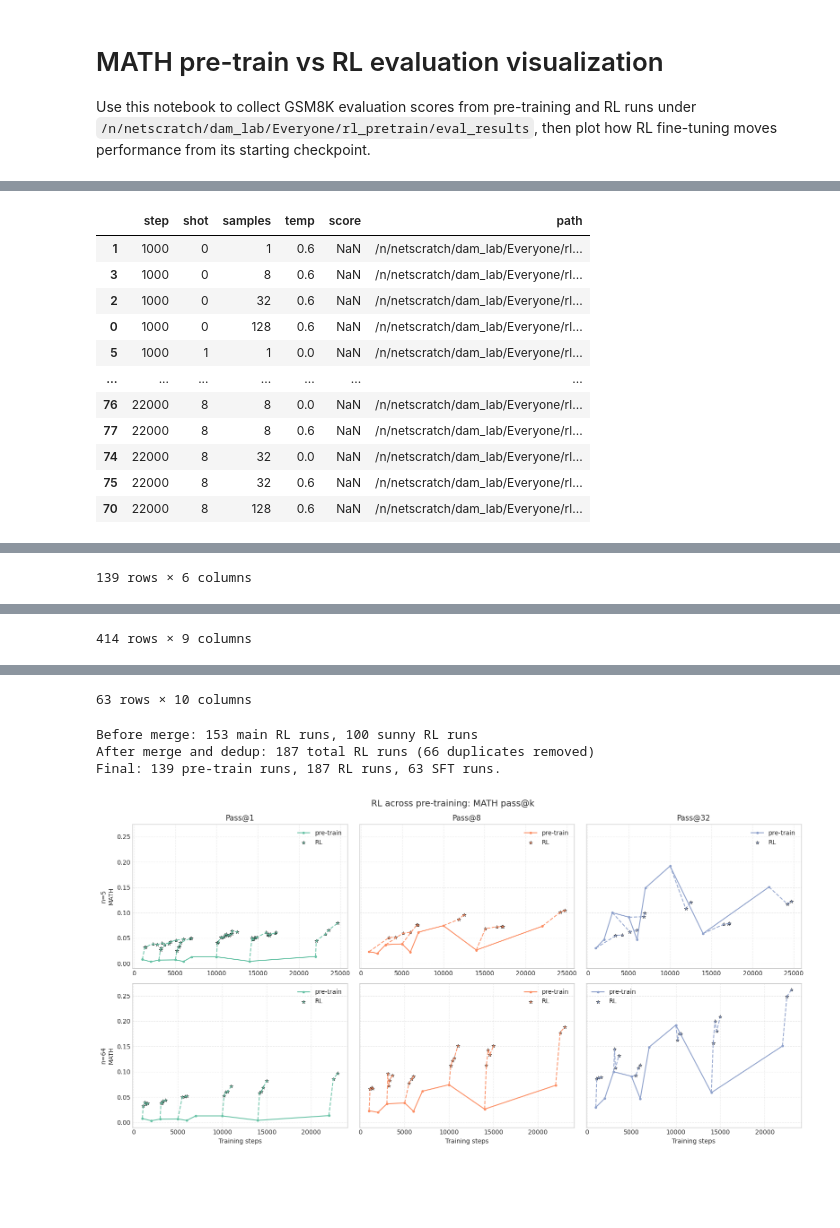
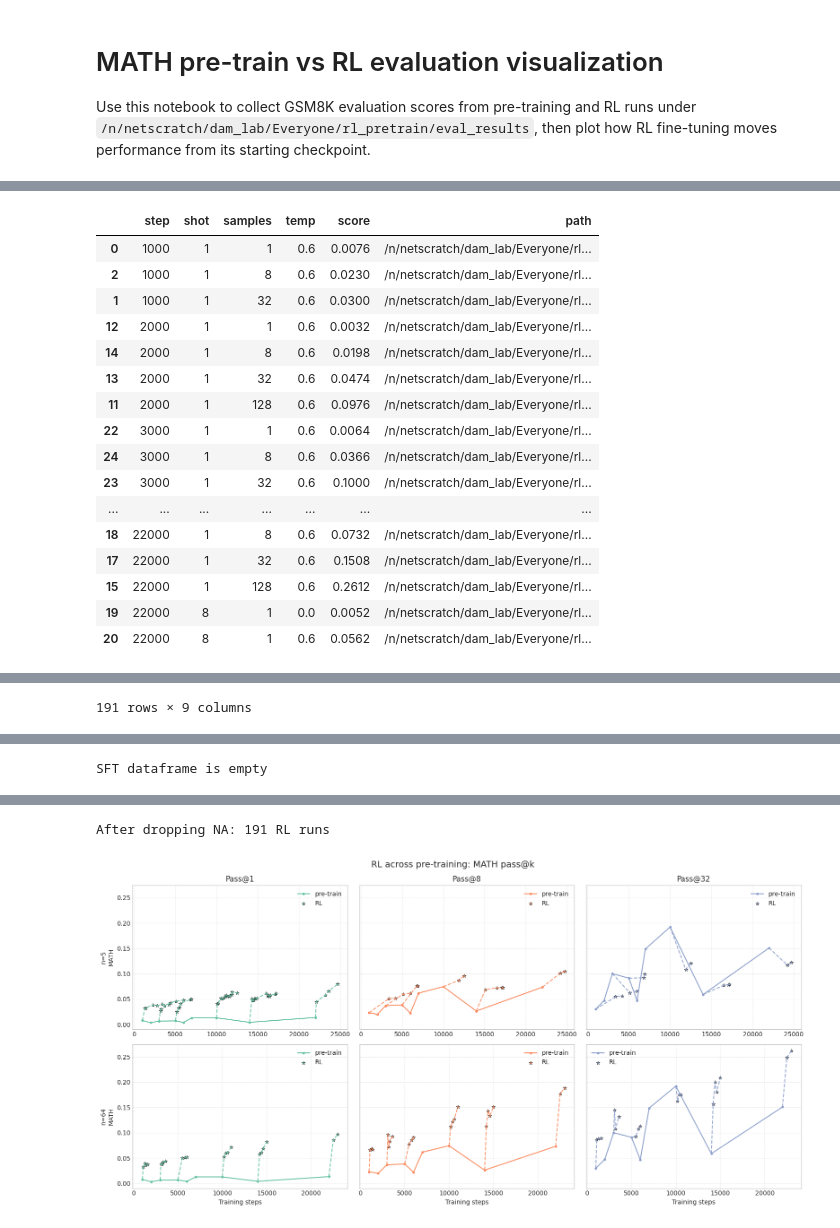
Before and after one commit to RachitBansal/verl, a Jupyter notebook: notebooks/plot_eval_results_math.ipynb, the cells around one changed output, grey strips where cells are left out. Saved outputs shown, nothing was run; the diff lists cells and outputs as text; code cells hidden in the pictures; blank space fills up the shorter version.

```diff
--- a/notebooks/plot_eval_results_math.ipynb
+++ b/notebooks/plot_eval_results_math.ipynb
@@ -203,19 +229,35 @@ Loaded 139 pre-train runs, 414 RL runs from main dir, 251 RL runs from sunny dir
 # %%
-display(pre_df.sort_values(["step", "shot", "samples", "temp"]))
+if not pre_df.empty:
+    display(pre_df.sort_values(["step", "shot", "samples", "temp"]))
+else:
+    print("Pre-train dataframe is empty")
 print()
-display(rl_df.sort_values(["pt_step", "rl_step", "samples", "temp"]))
+
+if not rl_df.empty:
+    display(rl_df.sort_values(["pt_step", "rl_step", "samples", "temp"]))
+else:
+    print("RL dataframe is empty")
 print()
-display(sft_df.sort_values(["pt_step", "sft_step", "samples", "temp"]))
+
+if not sft_df.empty:
+    display(sft_df.sort_values(["pt_step", "sft_step", "samples", "temp"]))
+else:
+    print("SFT dataframe is empty")
 # %% [output]
 |  | step | shot | samples | temp | score | path |
-| 1 | 1000 | 0 | 1 | 0.6 | NaN | /n/netscratch/dam_lab/Everyone/rl... |
-| 3 | 1000 | 0 | 8 | 0.6 | NaN | /n/netscratch/dam_lab/Everyone/rl... |
-| 2 | 1000 | 0 | 32 | 0.6 | NaN | /n/netscratch/dam_lab/Everyone/rl... |
-| 0 | 1000 | 0 | 128 | 0.6 | NaN | /n/netscratch/dam_lab/Everyone/rl... |
-| 5 | 1000 | 1 | 1 | 0.0 | NaN | /n/netscratch/dam_lab/Everyone/rl... |
+| 0 | 1000 | 1 | 1 | 0.6 | 0.0076 | /n/netscratch/dam_lab/Everyone/rl... |
+| 2 | 1000 | 1 | 8 | 0.6 | 0.0230 | /n/netscratch/dam_lab/Everyone/rl... |
+| 1 | 1000 | 1 | 32 | 0.6 | 0.0300 | /n/netscratch/dam_lab/Everyone/rl... |
+| 12 | 2000 | 1 | 1 | 0.6 | 0.0032 | /n/netscratch/dam_lab/Everyone/rl... |
+| 14 | 2000 | 1 | 8 | 0.6 | 0.0198 | /n/netscratch/dam_lab/Everyone/rl... |
+| 13 | 2000 | 1 | 32 | 0.6 | 0.0474 | /n/netscratch/dam_lab/Everyone/rl... |
+| 11 | 2000 | 1 | 128 | 0.6 | 0.0976 | /n/netscratch/dam_lab/Everyone/rl... |
+| 22 | 3000 | 1 | 1 | 0.6 | 0.0064 | /n/netscratch/dam_lab/Everyone/rl... |
+| 24 | 3000 | 1 | 8 | 0.6 | 0.0366 | /n/netscratch/dam_lab/Everyone/rl... |
+| 23 | 3000 | 1 | 32 | 0.6 | 0.1000 | /n/netscratch/dam_lab/Everyone/rl... |
 | ... | ... | ... | ... | ... | ... | ... |
-| 76 | 22000 | 8 | 8 | 0.0 | NaN | /n/netscratch/dam_lab/Everyone/rl... |
-| 77 | 22000 | 8 | 8 | 0.6 | NaN | /n/netscratch/dam_lab/Everyone/rl... |
-| 74 | 22000 | 8 | 32 | 0.0 | NaN | /n/netscratch/dam_lab/Everyone/rl... |
-| 75 | 22000 | 8 | 32 | 0.6 | NaN | /n/netscratch/dam_lab/Everyone/rl... |
-| 70 | 22000 | 8 | 128 | 0.6 | NaN | /n/netscratch/dam_lab/Everyone/rl... |
+| 18 | 22000 | 1 | 8 | 0.6 | 0.0732 | /n/netscratch/dam_lab/Everyone/rl... |
+| 17 | 22000 | 1 | 32 | 0.6 | 0.1508 | /n/netscratch/dam_lab/Everyone/rl... |
+| 15 | 22000 | 1 | 128 | 0.6 | 0.2612 | /n/netscratch/dam_lab/Everyone/rl... |
+| 19 | 22000 | 8 | 1 | 0.0 | 0.0052 | /n/netscratch/dam_lab/Everyone/rl... |
+| 20 | 22000 | 8 | 1 | 0.6 | 0.0562 | /n/netscratch/dam_lab/Everyone/rl... |
@@ -222 +276 @@ display(sft_df.sort_values(["pt_step", "sft_step", "samples", "temp"]))
-139 rows × 6 columns
+191 rows × 9 columns
@@ -235 +277 @@ display(sft_df.sort_values(["pt_step", "sft_step", "samples", "temp"]))
-414 rows × 9 columns
+SFT dataframe is empty
@@ -248,24 +278,10 @@ display(sft_df.sort_values(["pt_step", "sft_step", "samples", "temp"]))
-63 rows × 10 columns
-# %%
-# Drop NA rows
-rl_df = rl_df.dropna()
-rl_df_sunny = rl_df_sunny.dropna()
-
-# Merge RL dataframes
-print(f"Before merge: {len(rl_df)} main RL runs, {len(rl_df_sunny)} sunny RL runs")
-rl_df_combined = pd.concat([rl_df, rl_df_sunny], ignore_index=True)
-
-# Remove duplicates based on all columns except 'path' and 'label'
-# These columns identify the actual data, so if they match, it's a duplicate
-duplicate_check_cols = ['pt_step', 'rl_step', 'total_step', 'samples', 'temp', 'score', 'num_rollouts']
-rl_df = rl_df_combined.drop_duplicates(subset=duplicate_check_cols, keep='first')
-
-print(f"After merge and dedup: {len(rl_df)} total RL runs ({len(rl_df_combined) - len(rl_df)} duplicates removed)")
-print(f"Final: {len(pre_df)} pre-train runs, {len(rl_df)} RL runs, {len(sft_df)} SFT runs.")
-# %% [output]
-Before merge: 153 main RL runs, 100 sunny RL runs
-After merge and dedup: 187 total RL runs (66 duplicates removed)
-Final: 139 pre-train runs, 187 RL runs, 63 SFT runs.
+# %%
+# Drop NA rows from RL dataframe
+rl_df = rl_df.dropna()
+
+print(f"After dropping NA: {len(rl_df)} RL runs")
+# %% [output]
+After dropping NA: 191 RL runs
 # %%
 # Refined plotting: per-k subplots, cleaner legend markers, no RL/SFT marker at start
 PLOT_SAMPLES = [1, 8, 32]
```
Also changed, not shown: parts of 5 cells of this notebook, 2 other files.
